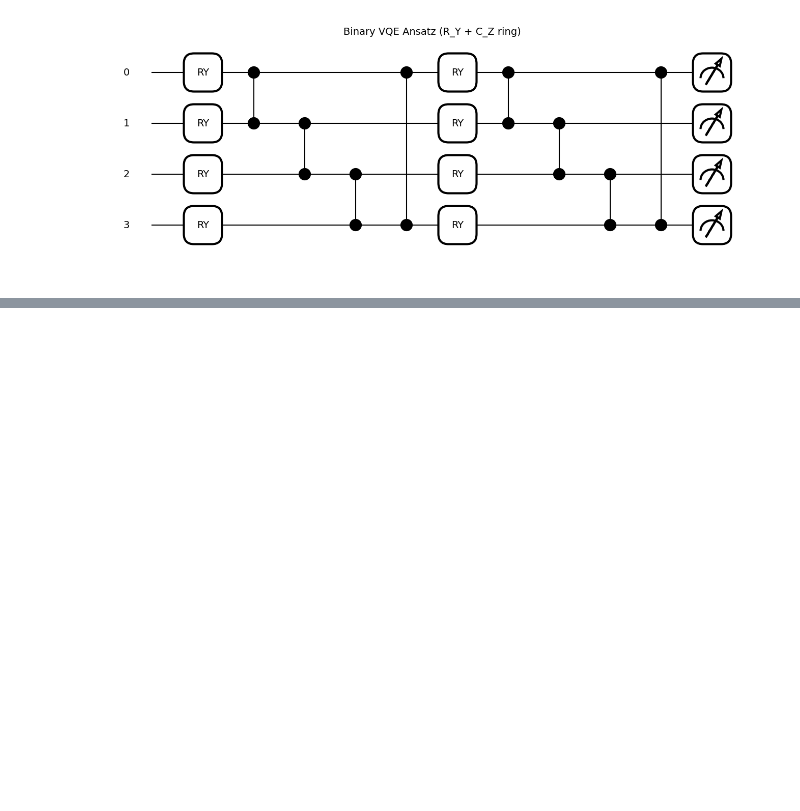
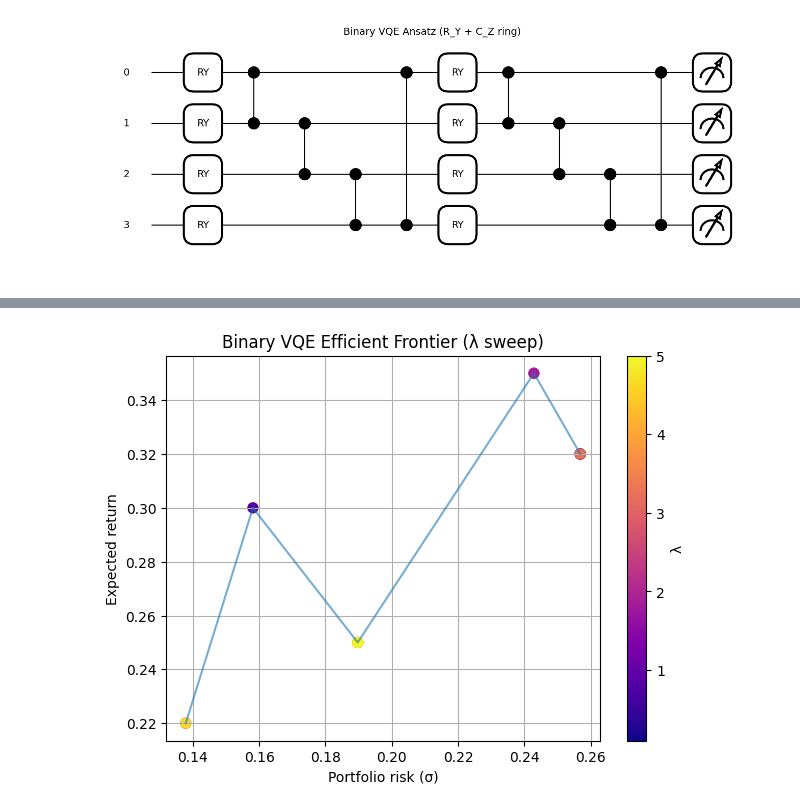
Before and after one commit to SidRichardsQuantum/VQE_Portfolio_Optimization, a Jupyter notebook: notebooks/Binary_VQE.ipynb, the cells around one changed output, grey strips where cells are left out. Cells and saved outputs as stored; diff of their text form; code cells hidden in the pictures; blank space fills up the shorter version.

```diff
--- a/notebooks/Binary_VQE.ipynb
+++ b/notebooks/Binary_VQE.ipynb
@@ -323,0 +359,39 @@ plt.show()
+# %%
+# Efficient frontier for Binary VQE
+returns_bin = []
+risks_bin = []
+
+for x_prob in probs:
+    # Project to Top-K (binary vector) to enforce selection
+    topK = np.argsort(-x_prob)[:K]
+    x = np.zeros(n, dtype=float); x[topK] = 1.0
+
+    # Portfolio metrics
+    R = float(mu @ x)
+    sigma2 = float(x @ Sigma @ x)
+    returns_bin.append(R)
+    risks_bin.append(np.sqrt(sigma2))
+
+returns_bin = np.array(returns_bin)
+risks_bin = np.array(risks_bin)
+
+# Sort by risk
+order = np.argsort(risks_bin)
+risks_bin = risks_bin[order]
+returns_bin = returns_bin[order]
+lambdas_sorted = lambdas[order]
+
+# Plot efficient frontier
+plt.figure(figsize=(7,5))
+sc = plt.scatter(risks_bin, returns_bin, c=lambdas_sorted, cmap="plasma", s=50)
+plt.plot(risks_bin, returns_bin, alpha=0.6)
+cbar = plt.colorbar(sc)
+cbar.set_label("λ")
+plt.xlabel("Portfolio risk (σ)")
+plt.ylabel("Expected return")
+plt.title("Binary VQE Efficient Frontier (λ sweep)")
+plt.grid(True)
+plt.savefig("images/Binary_VQE_Efficient_Frontier.png", dpi=200, bbox_inches="tight")
+plt.show()
+# %% [output]
+[figure, added]
```
Also changed, not shown: parts of 8 cells of this notebook, 14 other files.
